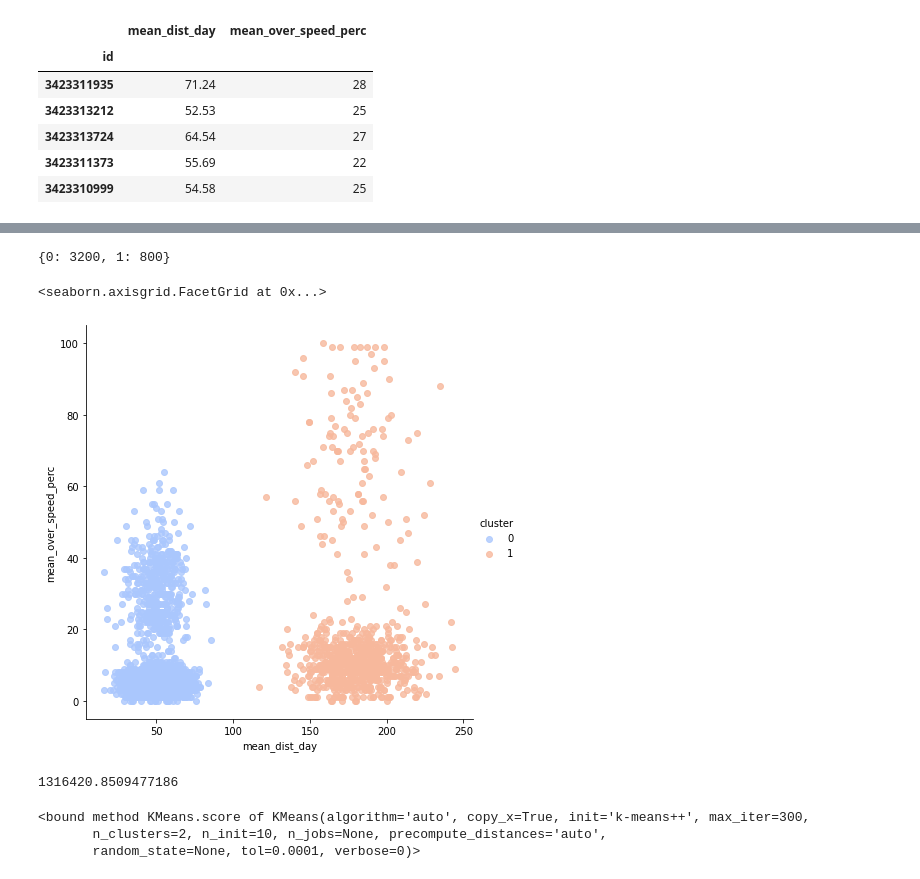
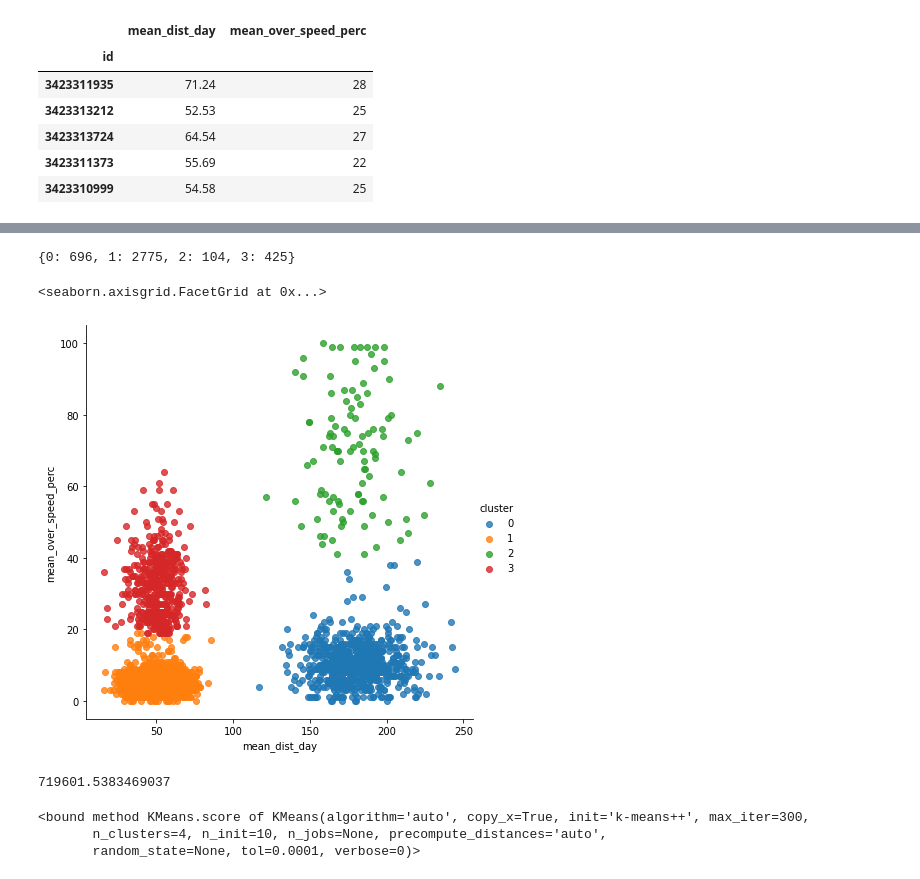
Before and after one commit to Tharani04/KMeans, a Jupyter notebook: Tharani04_KMeans.ipynb, the cells around one changed output, grey strips where cells are left out. Cells and saved outputs as stored; diff of their text form; code cells hidden in the pictures.

```diff
--- a/Tharani04_KMeans.ipynb
+++ b/Tharani04_KMeans.ipynb
@@ -22,7 +22,7 @@ data.head()
 # %%
 from sklearn.cluster import KMeans
 # %%
-kmeans =  KMeans (n_clusters=2)
+kmeans =  KMeans (n_clusters=4)
 kmeans.fit(data)
 # %% [output]
 KMeans(algorithm='auto', copy_x=True, init='k-means++', max_iter=300,
@@ -41,25 +43,25 @@ unique, counts = np.unique(kmeans.labels_, return_counts=True)
 dict_data = dict(zip(unique, counts))
 dict_data
 # %% [output]
-{0: 3200, 1: 800}
+{0: 696, 1: 2775, 2: 104, 3: 425}
 # %%
 import seaborn as sns
 # %%
 data["cluster"] = kmeans.labels_
 # %%
-sns.lmplot('mean_dist_day', 'mean_over_speed_perc', data=data, hue='cluster', palette='coolwarm', size=6, aspect=1, fit_reg=False)
+sns.lmplot('mean_dist_day', 'mean_over_speed_perc', data=data, hue='cluster', size=6, aspect=1, fit_reg=False)
 # %% [output]
 <seaborn.axisgrid.FacetGrid at 0x...>
-[figure, old version]
+[figure, new version]
 # %%
 kmeans.inertia_
 # %% [output]
-1316420.8509477186
+719601.5383469037
 # %%
 kmeans.score
 # %% [output]
 <bound method KMeans.score of KMeans(algorithm='auto', copy_x=True, init='k-means++', max_iter=300,
-       n_clusters=2, n_init=10, n_jobs=None, precompute_distances='auto',
+       n_clusters=4, n_init=10, n_jobs=None, precompute_distances='auto',
        random_state=None, tol=0.0001, verbose=0)>
 # %%
 data
```
Also changed, not shown: parts of 3 cells of this notebook.
